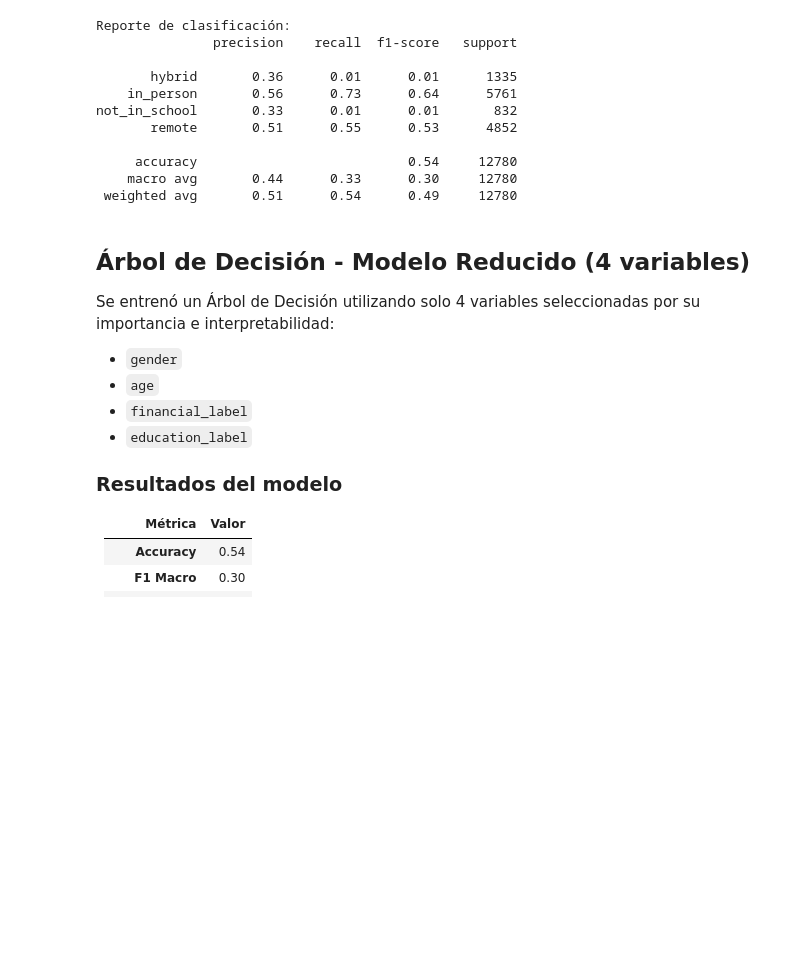
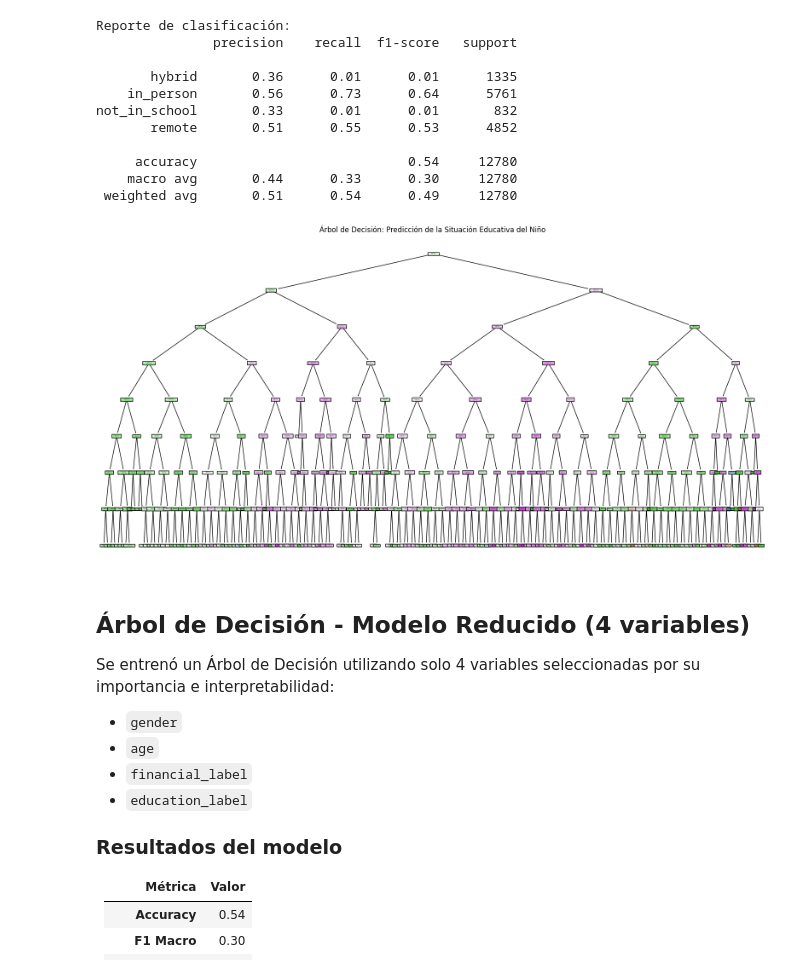
Before and after one commit to ByronVelasco/ProyectoFinal, a Jupyter notebook: prediction/decision_tree.ipynb, the cells around one changed output. Saved outputs shown, nothing was run; the diff lists cells and outputs as text; code cells hidden in the pictures; blank space fills up the shorter version.

Commit message:
Decision Tree esquema

```diff
--- a/prediction/decision_tree.ipynb
+++ b/prediction/decision_tree.ipynb
@@ -407,6 +407,19 @@ not_in_school       0.33      0.01      0.01       832
      accuracy                           0.54     12780
     macro avg       0.44      0.33      0.30     12780
  weighted avg       0.51      0.54      0.49     12780
+# %%
+from sklearn.tree import plot_tree
+
+plt.figure(figsize=(20,10))
+plot_tree(tree_model,
+          feature_names=features,
+          class_names=[str(cls) for cls in tree_model.classes_],
+          filled=True,
+          rounded=True)
+plt.title("Árbol de Decisión: Predicción de la Situación Educativa del Niño")
+plt.show()
+# %% [output]
+[figure, added]
 # %% [markdown]
 ## Árbol de Decisión - Modelo Reducido (4 variables)
 
```
